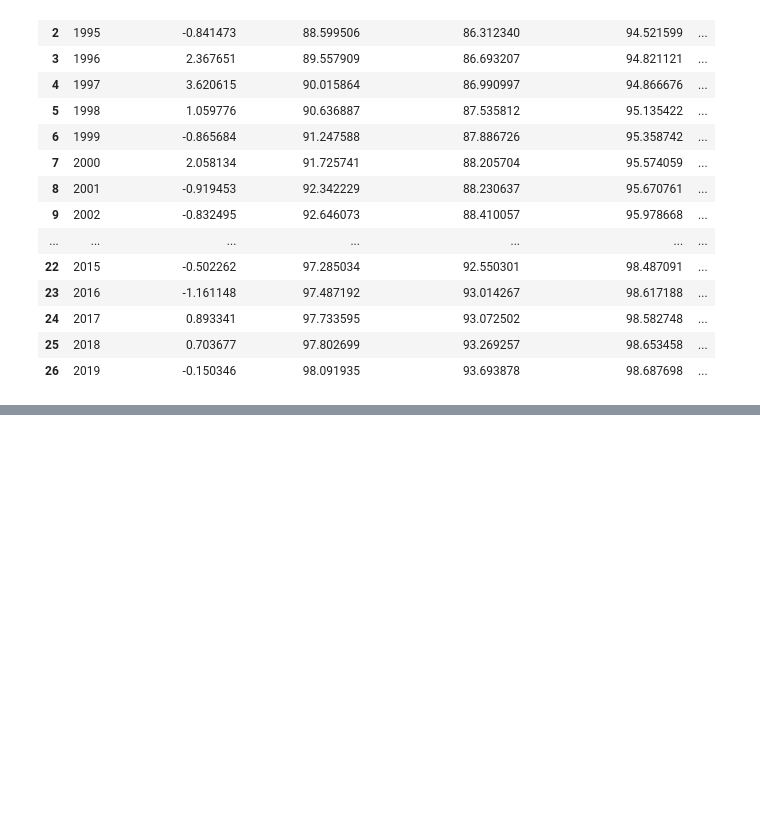
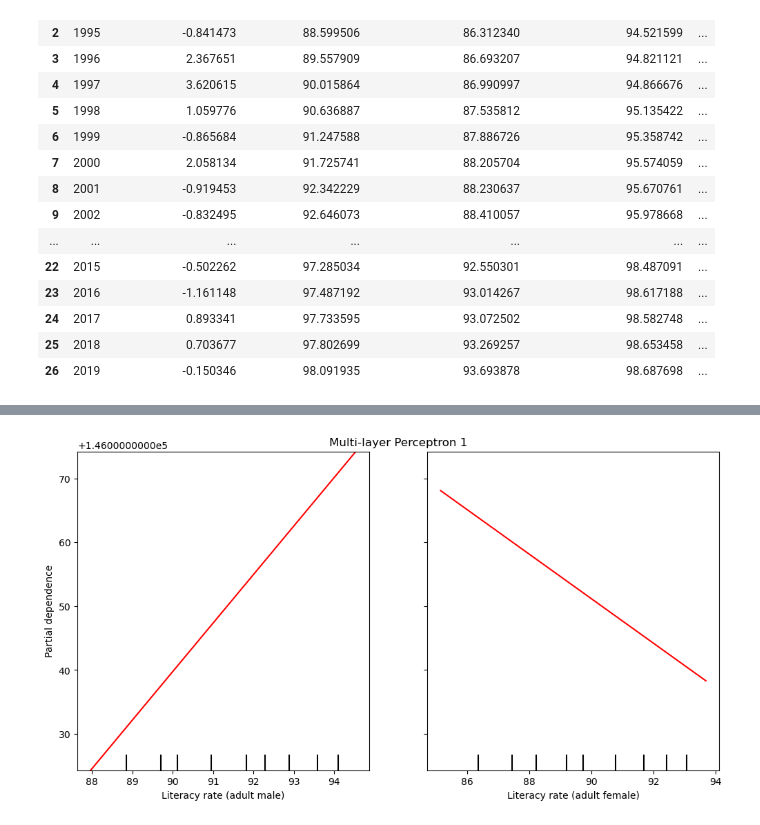
Before and after one commit to SamCFarrell/Determinants-of-GDP, a Jupyter notebook: nn_sam.ipynb, the cells around one changed output, grey strips where cells are left out. Drawn from its saved outputs; the diff is of its cells as text; code cells hidden in the pictures; blank space fills up the shorter version.

```diff
--- a/nn_sam.ipynb
+++ b/nn_sam.ipynb
@@ -181,0 +105,9 @@ The standard deviation is 1.9500124087691886.
+# %%
+from sklearn.inspection import PartialDependenceDisplay
+
+fig_lr_a, ax = plt.subplots(figsize=(12, 6))
+ax.set_title("Multi-layer Perceptron 1")
+mlp_disp = PartialDependenceDisplay.from_estimator(
+    mlp_r, X, ["Literacy rate (adult male)", "Literacy rate (adult female)"], ax=ax, line_kw={"color": "red"})
+# %% [output]
+[figure, added]
```
Also changed, not shown: parts of 26 cells of this notebook, 2 other files.
